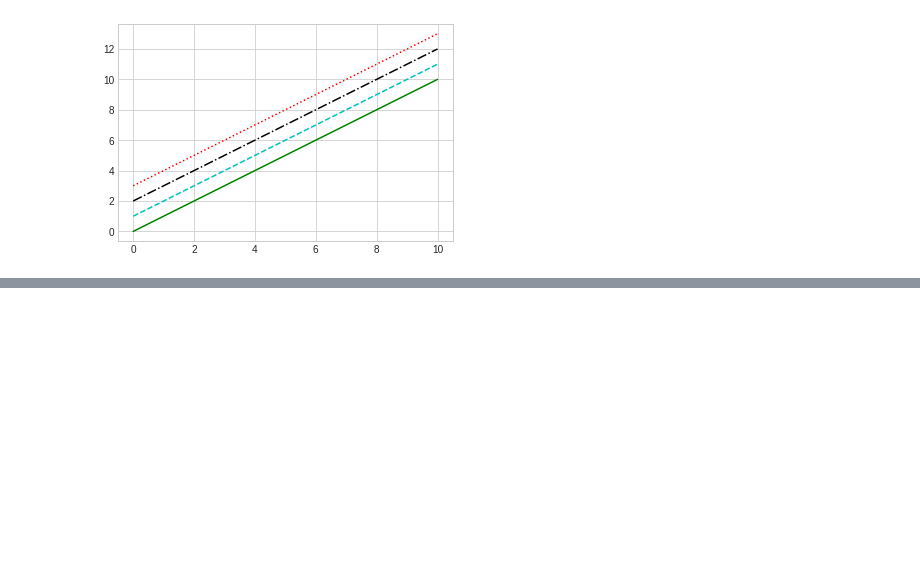
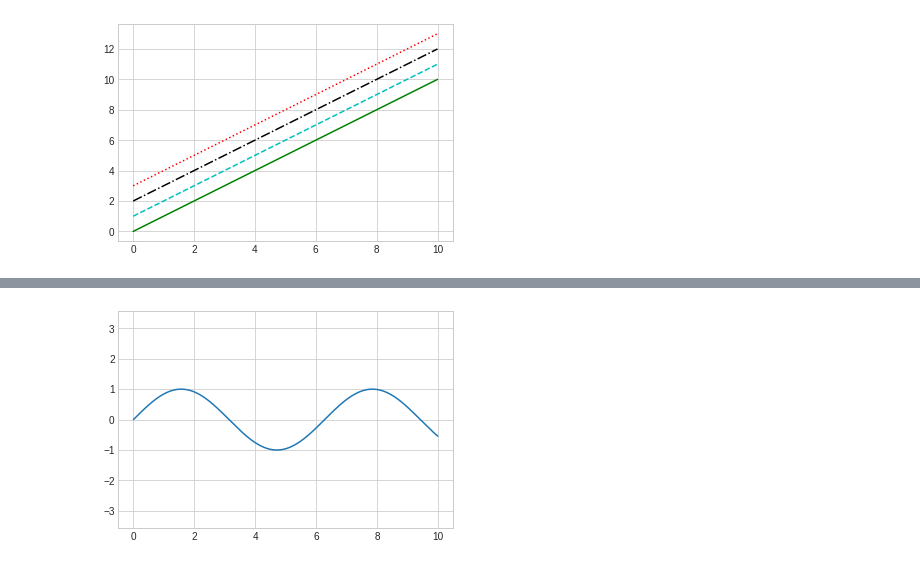
Before and after one commit to MrudulaBharadwaj/Internship, a Jupyter notebook: Matplotlib.ipynb, the cells around one changed output, grey strips where cells are left out. Cells and saved outputs as stored; diff of their text form; code cells hidden in the pictures; blank space fills up the shorter version.

```diff
--- a/Matplotlib.ipynb
+++ b/Matplotlib.ipynb
@@ -106,0 +130,5 @@ plt.ylim(-1.5,1.5)
+# %%
+plt.plot(x, np.sin(x))
+plt.axis('equal');
+# %% [output]
+[figure, added]
```
Also changed, not shown: parts of 24 cells of this notebook.
